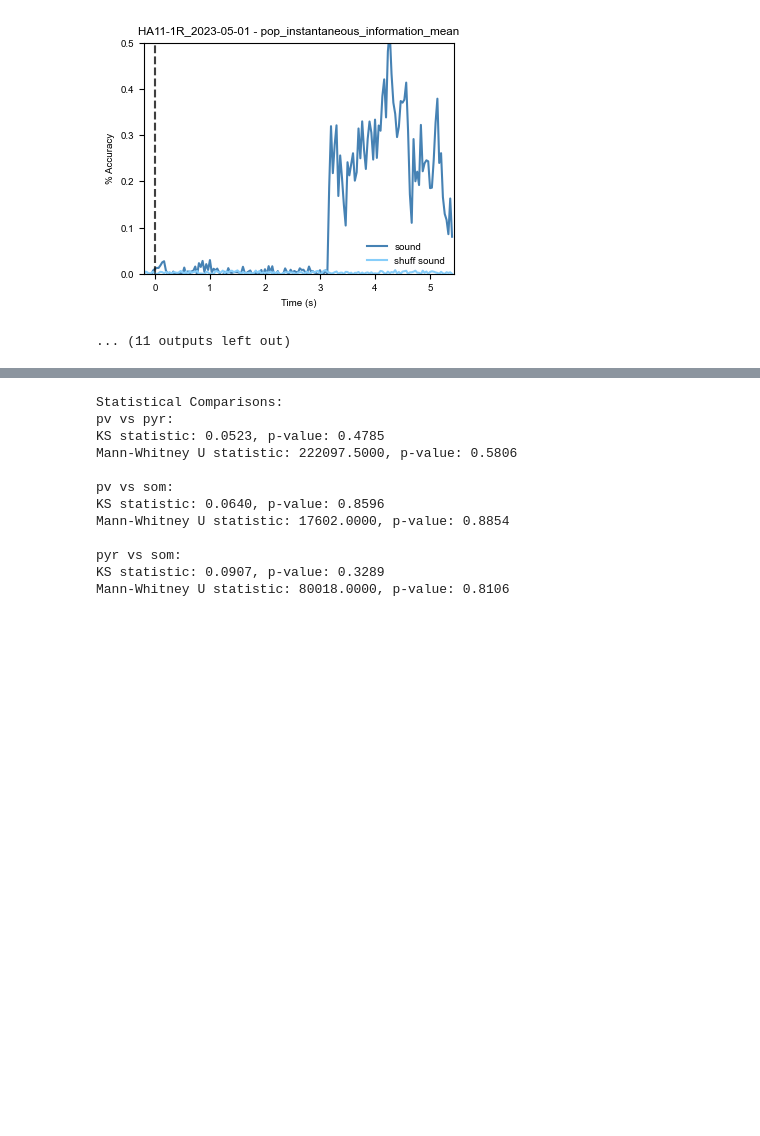
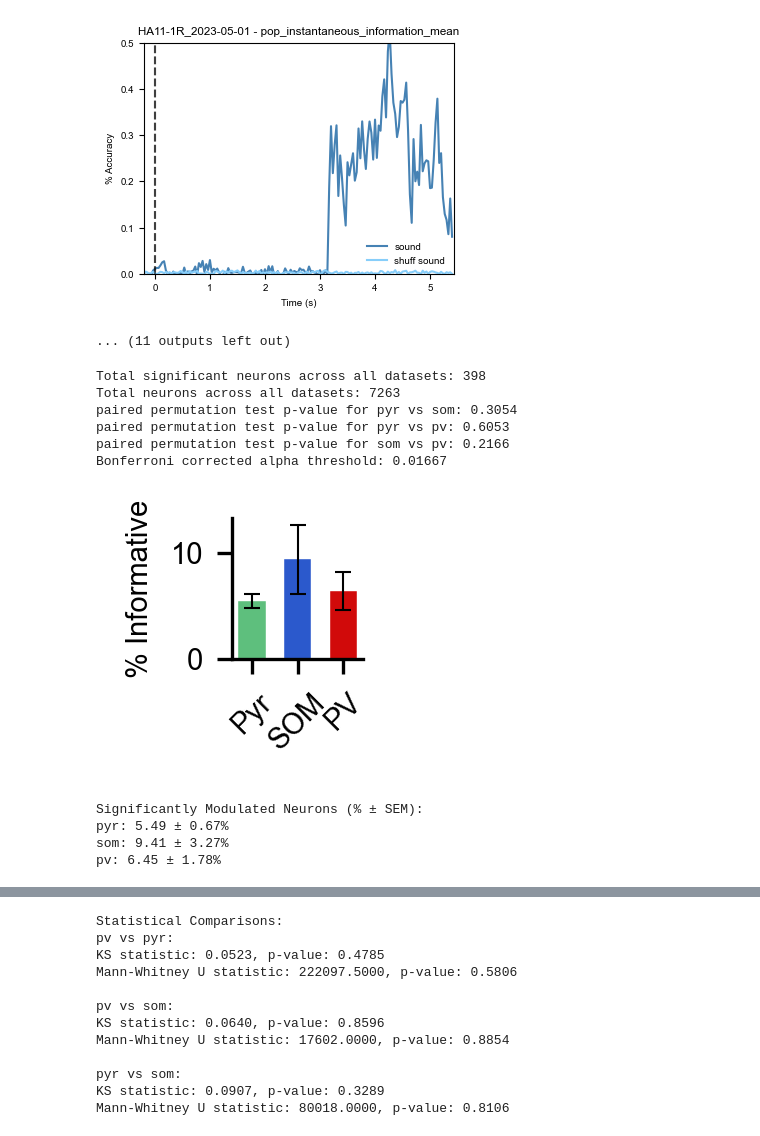
Before and after one commit to constanzabassi/GLM-analysis, a Jupyter notebook: run_glm_decoding_analysis.ipynb, the cells around one changed output, grey strips where cells are left out. Saved outputs shown, nothing was run; the diff lists cells and outputs as text; code cells hidden in the pictures; blank space fills up the shorter version.

```diff
--- a/run_glm_decoding_analysis.ipynb
+++ b/run_glm_decoding_analysis.ipynb
@@ -279,3 +280,65 @@ for dataset_key in results_pre_all_sb:
 # %%
 # Create an instance of AnalysisManager, passing in the plotter module
 analysis_dec = analysisdec(celltype_info)
+# %%
+#get peaks without thresholding TO GET STATS ACROSS ALL NEURONS
+current_model_type = 'pre' #'pre' or passive
+results_pre_all = results_pre_all_sb #results_to_test #results_pre_all_sb
+start_frame = 14 #14 before this there is artifact
+threshold = -.1 #shuffled_threshold['universal_threshold'] #np.max(list(shuffled_threshold['thresholds'].values())) #shuffled_threshold['universal_threshold'] #0.06 #shuffled_threshold['universal_threshold'] #use threshold OR percentile to decide signficant neurons
+method = 'threshold_peak'#'shuffled_timepoint' #'threshold_peak'# 'shuffled_peak', 'threshold_peak', 'range_threshold', 'combined', 'shuffled_timepoint'
+metric_to_plot = 'sc_instantaneous_information_mean'
+current_decoder_type = 'choice' #shuffled/
+prtile = 90
+
+save_path = f'{plotter.save_results}/{current_model_type}{current_decoder_type}/'
+os.makedirs(save_path , exist_ok=True)
+
+# # Analyze peaks by cell type
+# peaks_by_celltype = []
+# peaks_by_celltype = analysis_dec.analyze_peaks_by_celltype( results_pre_all,shuffled_structure, method = method,
+#                                                             decoder_type=current_decoder_type, start_frame=start_frame , end_frame = end_frame,
+#                                                             significance_percentile = prtile, threshold = threshold, window = 3)
+
+
+types = 'violin'  # 'cdf' or 'histogram' or 'violin'
+decoder_type = current_decoder_type   # 'choice' or 'sound_category' or 'photostim' or 'outcome'
+
+save_path = f'{plotter.save_results}/{decoder_type}/all_cells/'#f'{plotter.save_results}_14to169/{current_model_type}{decoder_type}/' #f'{plotter.save_results}/{current_model_type}{start_frame}{current_decoder_type}/'
+os.makedirs(save_path, exist_ok=True)
+end_frame = 169
+significant_neurons_data, significance_struc, significant_neurons = analysis_dec.analyze_significant_neurons(
+            results_dict=results_pre_all_sb,
+            shuffled_structure = shuffled_structure,
+            method = 'threshold_peak', #threshold_peak', 'range_threshold'
+            decoder_type = decoder_type,  # Or your preferred decoder type
+            start_frame = 14,                 # Specify start frame
+            end_frame = end_frame,  #100                  # Specify end frame if needed, else None
+            metric = 'sc_instantaneous_information_mean', #choose sc metric to look at
+            significance_percentile = 95,         #used to determine significant cells
+            threshold = threshold ,                   #None or 0.06 (from Runyan 2017)
+
+        )
+
+# plotter.plot_significant_neurons_distribution(
+#             significant_neurons_data = significance_struc,
+#             save_path=f'{save_path}{types}{decoder_type}_{end_frame}sessionmeans_cdf_peak_info.pdf',
+#             event_frames = plotter.event_frames,
+#             figure_type=types,
+#             star_height_percentage = 0.0001,
+#             figsize = (2.8, 1.6),
+#             bin_size= 10
+#         )
+means, sems, percentages_by_celltype = plotter.plot_significant_neuron_percentages_by_celltype( significance_struc,analysis_dec.celltype_info, save_path=f'{save_path}bar_{decoder_type}{end_frame}_percent_informative.pdf', star_height_percentage=-0.05)#-0.1
+# %% [output]
+Total significant neurons across all datasets: 398
+Total neurons across all datasets: 7263
+paired permutation test p-value for pyr vs som: 0.3054
+paired permutation test p-value for pyr vs pv: 0.6053
+paired permutation test p-value for som vs pv: 0.2166
+Bonferroni corrected alpha threshold: 0.01667
+[figure, added]
+Significantly Modulated Neurons (% ± SEM):
+pyr: 5.49 ± 0.67%
+som: 9.41 ± 3.27%
+pv: 6.45 ± 1.78%
```
Also changed, not shown: parts of 10 cells of this notebook, 2 other files.
